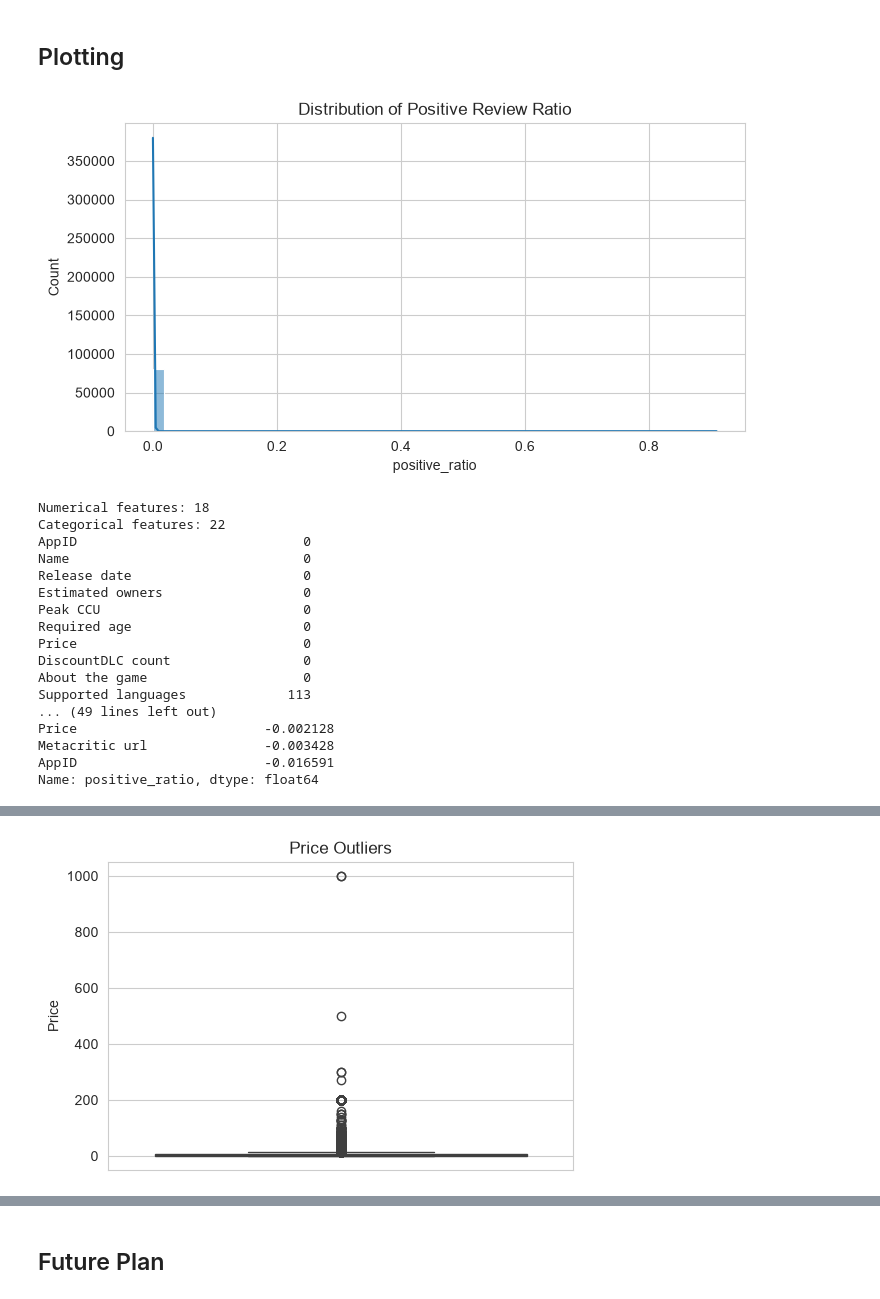
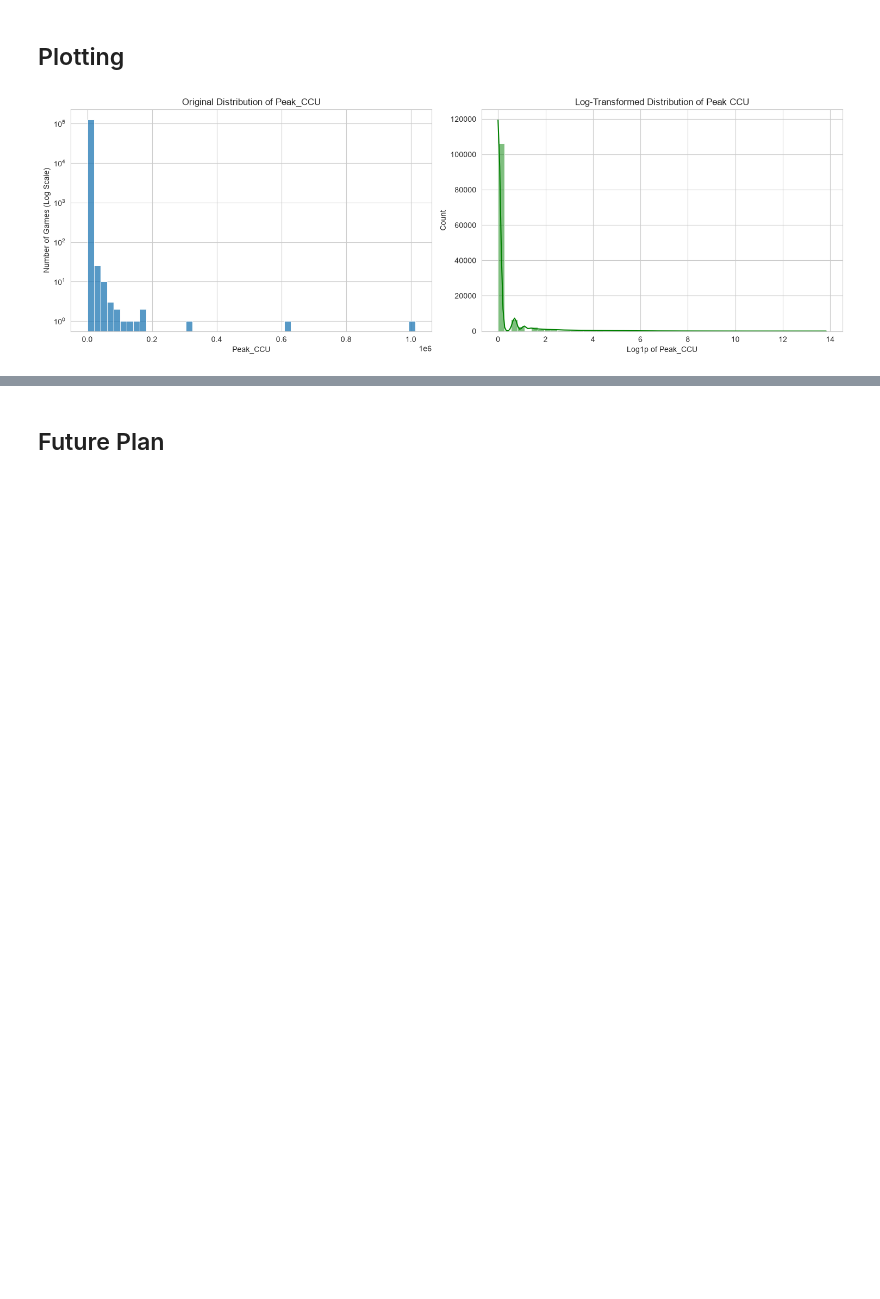
Before and after one commit to Qaem-7/labs_projects, a Jupyter notebook: Projects/Capstone Project/1. Lightning Talk #1/Qaem-Lightning_talk#1.ipynb, the cells around one changed output, grey strips where cells are left out. Saved outputs shown, nothing was run; the diff lists cells and outputs as text; code cells hidden in the pictures; blank space fills up the shorter version.

```diff
--- a/Projects/Capstone Project/1. Lightning Talk #1/Qaem-Lightning_talk#1.ipynb
+++ b/Projects/Capstone Project/1. Lightning Talk #1/Qaem-Lightning_talk#1.ipynb
@@ -453,0 +545,15 @@ df2[['Name', 'Positive', 'Negative', 'positive_ratio']].head()
+# %%
+#Count the number of tags, categories, and supported languages
+#Games with more tags or languages might reach wider audiences
+
+# Count elements by counting the commas + 1
+df2_clean['Num_Languages'] = df2_clean['Supported_languages'].str.count(',') + 1
+df2_clean['Num_Categories'] = df2_clean['Categories'].str.count(',') + 1
+df2_clean['Num_Tags'] = df2_clean['Tags'].str.count(',') + 1
+
+# Drop the original complex list columns to keep the dataframe purely numerical/boolean
+cols_to_drop_complex = ['Name', 'Release_date', 'Supported_languages',
+                        'Full_audio_languages', 'Developers', 'Publishers',
+                        'Categories', 'Genres', 'Tags', 'Estimated_owners']
+df2_clean.drop(columns=cols_to_drop_complex, errors='ignore', inplace=True)
+print(df2_clean.dtypes)
@@ -454,54 +587,22 @@ df2[['Name', 'Positive', 'Negative', 'positive_ratio']].head()
 # %% [markdown]
 ## Plotting
 # %%
-#Target column = positive_ratio, represents the share of reviews that are positive
+df2_clean['Log_Peak_CCU'] = np.log1p(df2_clean['Peak_CCU'])
 
-#Continuous target -> regression problem. Distribution:
-plt.figure(figsize=(8,4))
-sns.histplot(df2['positive_ratio'], bins=50, kde=True)
-plt.title('Distribution of Positive Review Ratio')
+fig, axes = plt.subplots(1, 2, figsize=(15, 5))
+
+# Original highly skewed distribution
+sns.histplot(df2_clean['Peak_CCU'], bins=50, ax=axes[0])
+axes[0].set_title('Original Distribution of Peak_CCU')
+axes[0].set_yscale('log') # Log scale on Y just to make the tiny bars visible
+axes[0].set_ylabel('Number of Games (Log Scale)')
+
+# Transformed distribution
+sns.histplot(df2_clean['Log_Peak_CCU'], bins=50, ax=axes[1], color='green', kde=True)
+axes[1].set_title('Log-Transformed Distribution of Peak CCU')
+axes[1].set_xlabel('Log1p of Peak_CCU')
+
+plt.tight_layout()
 plt.show()
-
-#Feature types
-numerical_cols = df2.select_dtypes(include=np.number).columns.tolist()
-categorical_cols = df2.select_dtypes(exclude=np.number).columns.tolist()
-print(f'Numerical features: {len(numerical_cols)}')
-print(f'Categorical features: {len(categorical_cols)}')
-
-#Null values
-print(df2.isnull().sum())
-# Plan: drop rows missing price/genre (small fraction expected); impute missing platform
-# flags as False rather than dropping.
-
-#Correlation with target
-print(df2.corr(numeric_only=True)['positive_ratio'].sort_values(ascending=False))
-
-plt.figure(figsize=(10,8))
-sns.heatmap(df2.corr(numeric_only=True), cmap='coolwarm', center=0)
-plt.title('Feature Correlation Heatmap')
-plt.show()
-
-#Outliers
-plt.figure(figsize=(6,4))
-sns.boxplot(y=df2['Price'])
-plt.title('Price Outliers')
-plt.show()
 # %% [output]
-[figure, old version]
+[figure, new version]
-Numerical features: 18
-Categorical features: 22
-AppID                             0
-Name                              0
-Release date                      0
-Estimated owners                  0
-Peak CCU                          0
-Required age                      0
-Price                             0
-DiscountDLC count                 0
-About the game                    0
-Supported languages             113
-... (49 lines left out)
-Price                        -0.002128
-Metacritic url               -0.003428
-AppID                        -0.016591
-Name: positive_ratio, dtype: float64
@@ -509 +608,0 @@ Name: positive_ratio, dtype: float64
-[figure, removed]
```
Also changed, not shown: parts of 31 cells of this notebook, 1 other file.
